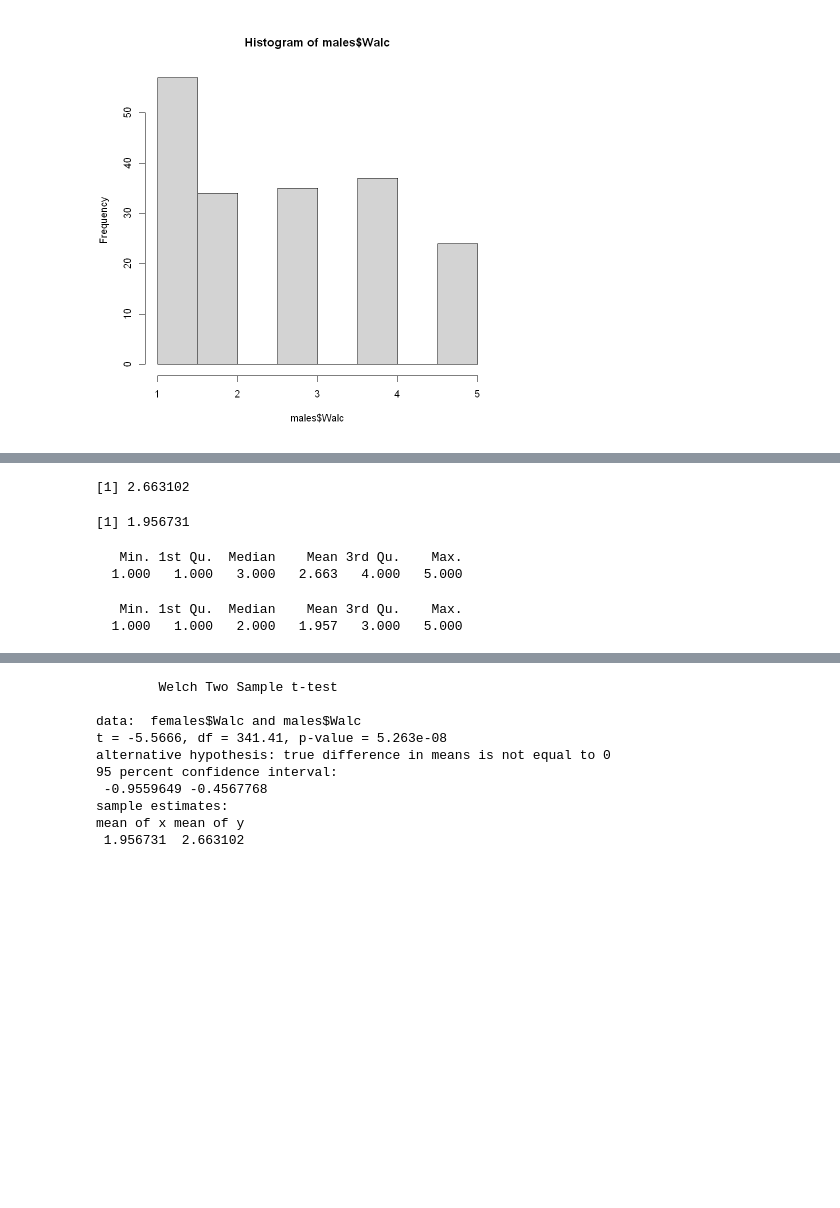
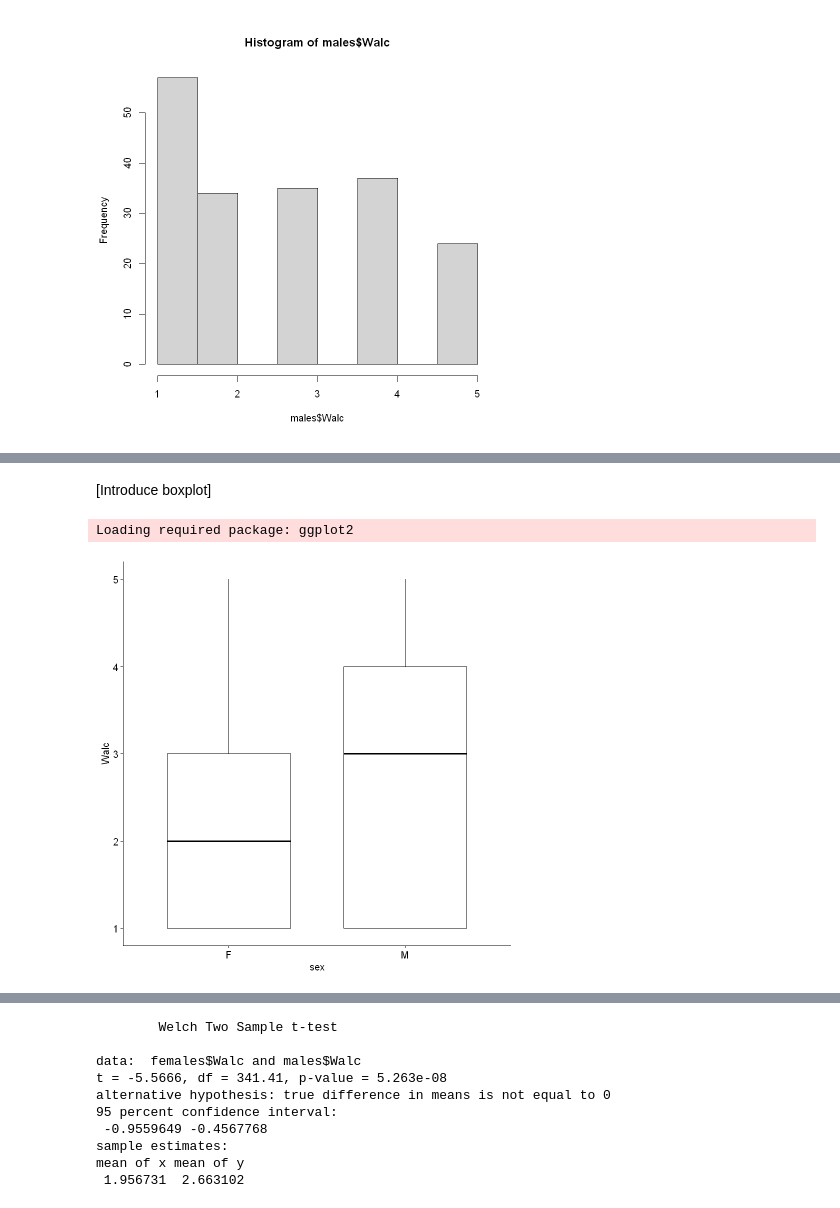
Before and after one commit to pxr687/r_tutorials, a Jupyter notebook: GLM.2 Independent T-test.ipynb, the cells around one changed output, grey strips where cells are left out. Drawn from its saved outputs; the diff is of its cells as text; code cells hidden in the pictures; blank space fills up the shorter version.

```diff
--- a/GLM.2 Independent T-test.ipynb
+++ b/GLM.2 Independent T-test.ipynb
@@ -150,20 +203,14 @@ hist(males$Walc)
-# %%
-mean(males$Walc)
-# %% [output]
-[1] 2.663102
-# %%
-mean(females$Walc)
-# %% [output]
-[1] 1.956731
-# %%
-summary(males$Walc)
-# %% [output]
-   Min. 1st Qu.  Median    Mean 3rd Qu.    Max.
-  1.000   1.000   3.000   2.663   4.000   5.000
-# %%
-summary(females$Walc)
-# %% [output]
-   Min. 1st Qu.  Median    Mean 3rd Qu.    Max.
-  1.000   1.000   2.000   1.957   3.000   5.000
+# %% [markdown]
+[Introduce boxplot]
+# %%
+# import the ggpubr library
+library(ggpubr)
+
+# create the boxplot
+ggboxplot(clean_df, x = "sex",
+          y = "Walc")
+# %% [output]
+Loading required package: ggplot2
+[figure, added]
 # %% [markdown]
 ## Independent samples t-test
```
Also changed, not shown: parts of 33 cells of this notebook, 2 other files.
